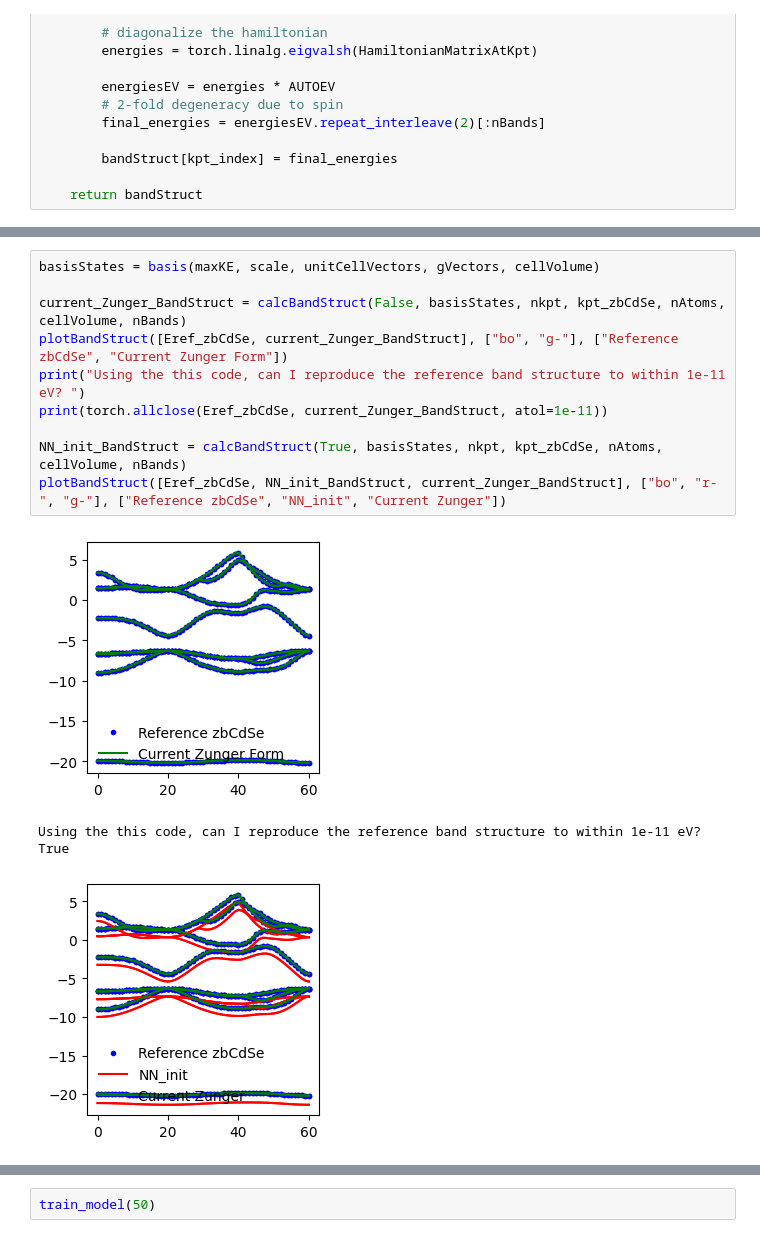
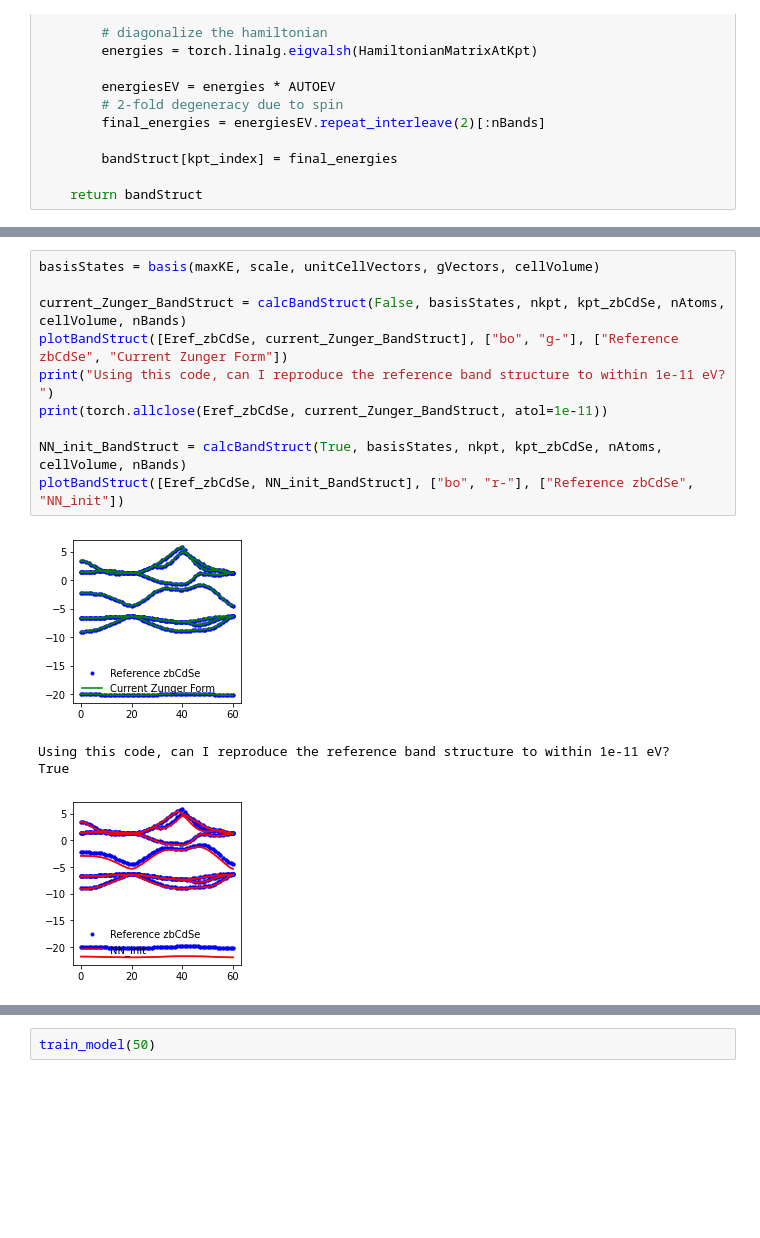
Before and after one commit to TommyLinkl/DeePseudopot, a Jupyter notebook: zbCdSe_fitting_NN.ipynb, the cells around one changed output, grey strips where cells are left out. Drawn from its saved outputs; the diff is of its cells as text; blank space fills up the shorter version.

```diff
--- a/zbCdSe_fitting_NN.ipynb
+++ b/zbCdSe_fitting_NN.ipynb
@@ -314,18 +376,18 @@ plotPP([qGrid, plotqGrid], [CdPP, NN[:, 0]], [SePP, NN[:, 1]], ["ZungerForm", f"
 # %%
 basisStates = basis(maxKE, scale, unitCellVectors, gVectors, cellVolume)
 
 current_Zunger_BandStruct = calcBandStruct(False, basisStates, nkpt, kpt_zbCdSe, nAtoms, cellVolume, nBands)
 plotBandStruct([Eref_zbCdSe, current_Zunger_BandStruct], ["bo", "g-"], ["Reference zbCdSe", "Current Zunger Form"])
-print("Using the this code, can I reproduce the reference band structure to within 1e-11 eV? ")
+print("Using this code, can I reproduce the reference band structure to within 1e-11 eV? ")
 print(torch.allclose(Eref_zbCdSe, current_Zunger_BandStruct, atol=1e-11))
 
 NN_init_BandStruct = calcBandStruct(True, basisStates, nkpt, kpt_zbCdSe, nAtoms, cellVolume, nBands)
-plotBandStruct([Eref_zbCdSe, NN_init_BandStruct, current_Zunger_BandStruct], ["bo", "r-", "g-"], ["Reference zbCdSe", "NN_init", "Current Zunger"])
+plotBandStruct([Eref_zbCdSe, NN_init_BandStruct], ["bo", "r-"], ["Reference zbCdSe", "NN_init"])
 # %% [output]
-[figure, old version]
+[figure, new version]
-Using the this code, can I reproduce the reference band structure to within 1e-11 eV?
+Using this code, can I reproduce the reference band structure to within 1e-11 eV?
 True
-[figure, old version]
+[figure, new version]
 # %%
 learning_rate = 0.1
 optimizer = torch.optim.Adam(PPmodel.parameters(), lr = learning_rate)
```
Also changed, not shown: parts of 14 cells of this notebook, 1 other file.
